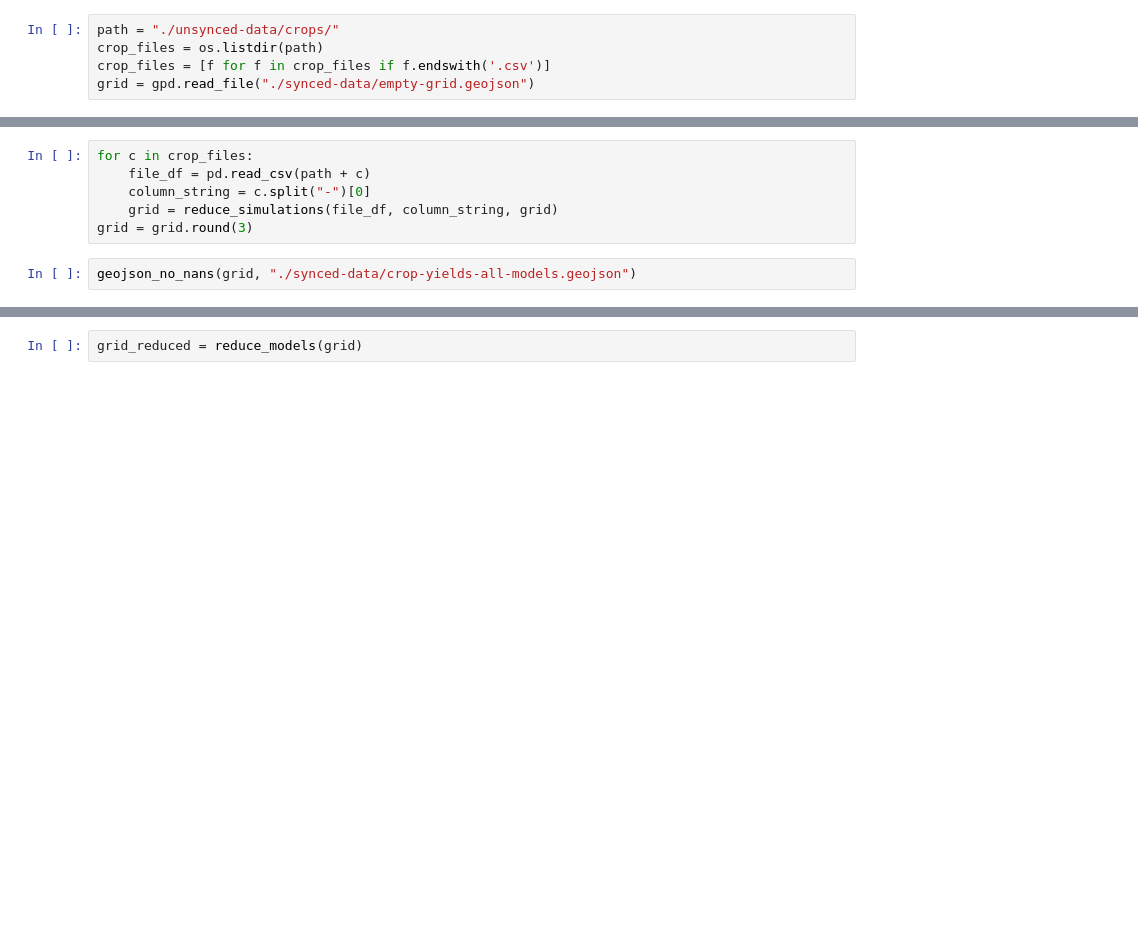
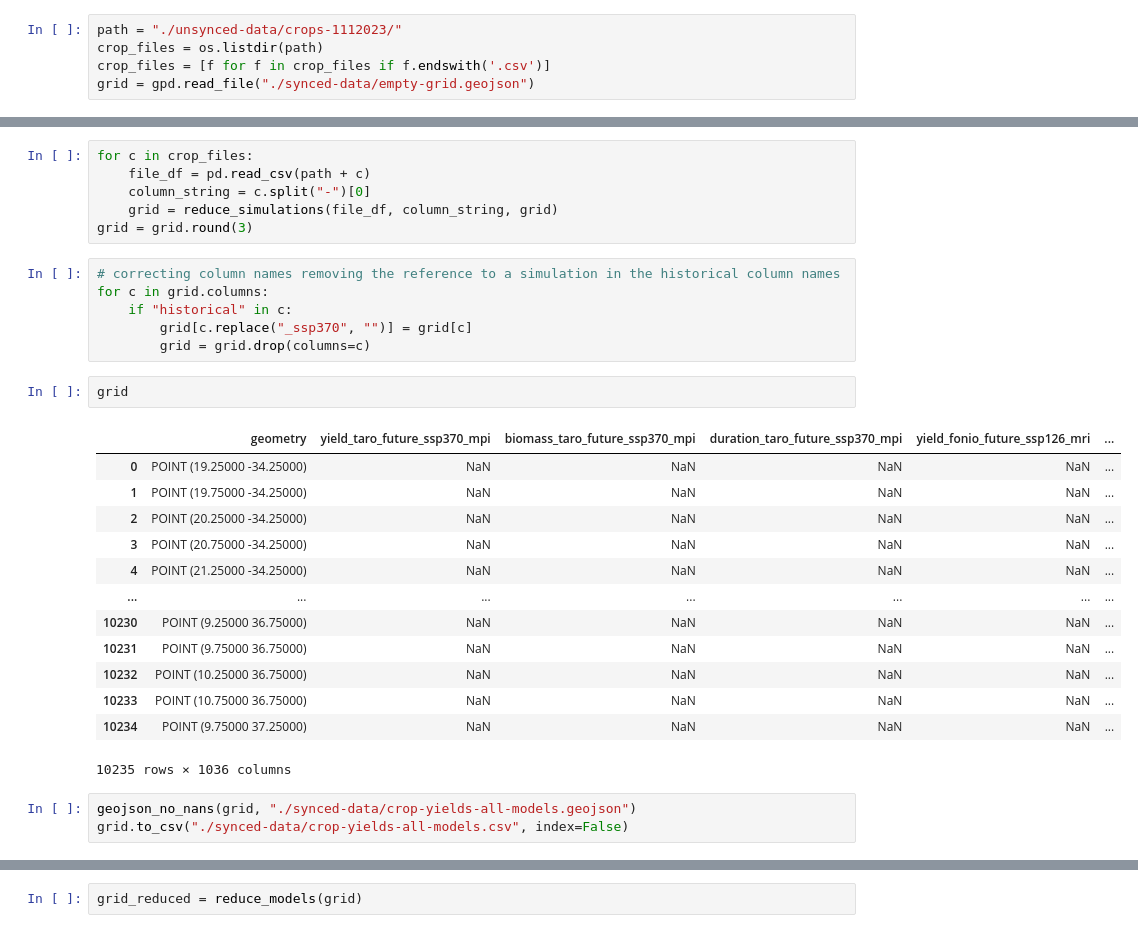
Before and after one commit to earthrise-media/vacs-map, a Jupyter notebook: data/crop-data.ipynb, the cells around one changed output, grey strips where cells are left out. Drawn from its saved outputs; the diff is of its cells as text; blank space fills up the shorter version.

Commit message:
updating synced data and scripts

```diff
--- a/data/crop-data.ipynb
+++ b/data/crop-data.ipynb
@@ -13,5 +13,5 @@ pd.set_option('display.max_columns', None)
 # %%
-path = "./unsynced-data/crops/"
+path = "./unsynced-data/crops-1112023/"
 crop_files = os.listdir(path)
 crop_files = [f for f in crop_files if f.endswith('.csv')]
 grid = gpd.read_file("./synced-data/empty-grid.geojson")
@@ -94,5 +97,28 @@ for c in crop_files:
     column_string = c.split("-")[0]
     grid = reduce_simulations(file_df, column_string, grid)
 grid = grid.round(3)
+# %%
+# correcting column names removing the reference to a simulation in the historical column names
+for c in grid.columns:
+    if "historical" in c:
+        grid[c.replace("_ssp370", "")] = grid[c]
+        grid = grid.drop(columns=c)
+# %%
+grid
+# %% [output]
+|  | geometry | yield_taro_future_ssp370_mpi | biomass_taro_future_ssp370_mpi | duration_taro_future_ssp370_mpi | yield_fonio_future_ssp126_mri | ... |
+| 0 | POINT (19.25000 -34.25000) | NaN | NaN | NaN | NaN | ... |
+| 1 | POINT (19.75000 -34.25000) | NaN | NaN | NaN | NaN | ... |
+| 2 | POINT (20.25000 -34.25000) | NaN | NaN | NaN | NaN | ... |
+| 3 | POINT (20.75000 -34.25000) | NaN | NaN | NaN | NaN | ... |
+| 4 | POINT (21.25000 -34.25000) | NaN | NaN | NaN | NaN | ... |
+| ... | ... | ... | ... | ... | ... | ... |
+| 10230 | POINT (9.25000 36.75000) | NaN | NaN | NaN | NaN | ... |
+| 10231 | POINT (9.75000 36.75000) | NaN | NaN | NaN | NaN | ... |
+| 10232 | POINT (10.25000 36.75000) | NaN | NaN | NaN | NaN | ... |
+| 10233 | POINT (10.75000 36.75000) | NaN | NaN | NaN | NaN | ... |
+| 10234 | POINT (9.75000 37.25000) | NaN | NaN | NaN | NaN | ... |
+10235 rows × 1036 columns
 # %%
 geojson_no_nans(grid, "./synced-data/crop-yields-all-models.geojson")
+grid.to_csv("./synced-data/crop-yields-all-models.csv", index=False)
```
Also changed, not shown: parts of 8 cells of this notebook, 6 other files.
